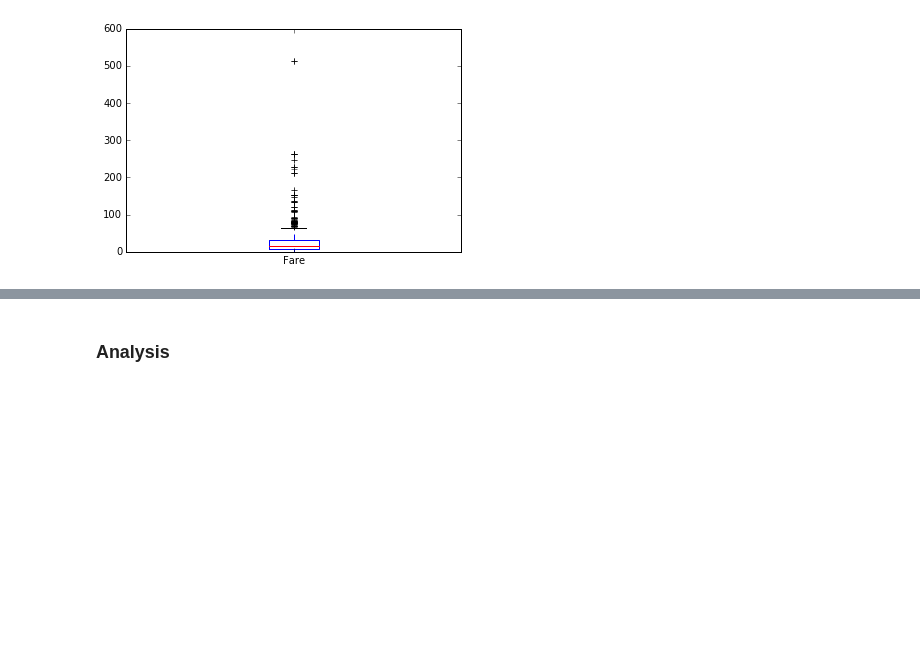
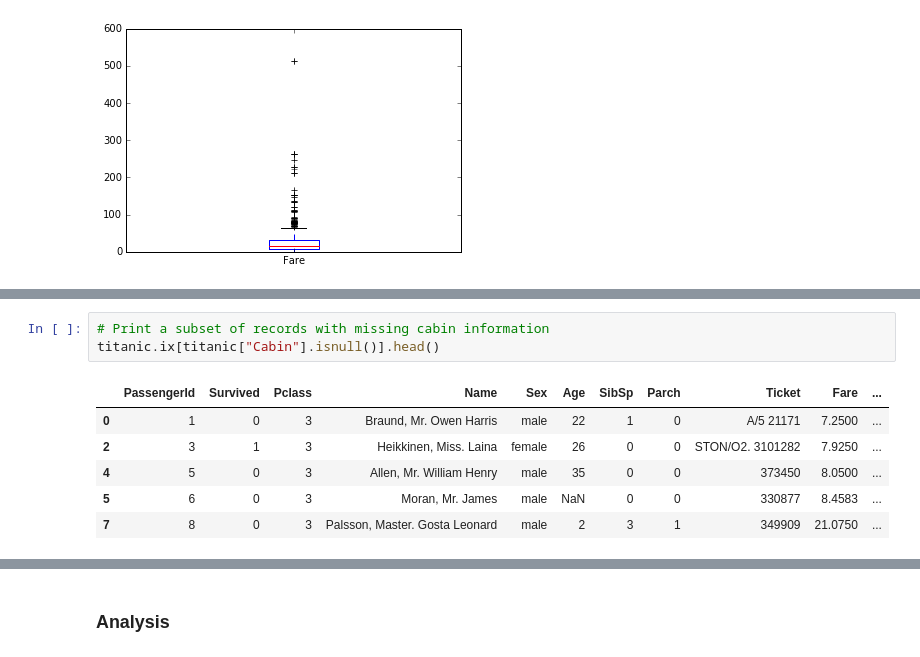
Before and after one commit to slangenbach/udacity-da-nanodegree, a Jupyter notebook: p2/P2_Analysis_and_Report.ipynb, the cells around one changed output, grey strips where cells are left out. Drawn from its saved outputs; the diff is of its cells as text; blank space fills up the shorter version.

```diff
--- a/p2/P2_Analysis_and_Report.ipynb
+++ b/p2/P2_Analysis_and_Report.ipynb
@@ -269,0 +285,10 @@ titanic["Parch"].hist()
+# %%
+# Print a subset of records with missing cabin information
+titanic.ix[titanic["Cabin"].isnull()].head()
+# %% [output]
+|  | PassengerId | Survived | Pclass | Name | Sex | Age | SibSp | Parch | Ticket | Fare | ... |
+| 0 | 1 | 0 | 3 | Braund, Mr. Owen Harris | male | 22 | 1 | 0 | A/5 21171 | 7.2500 | ... |
+| 2 | 3 | 1 | 3 | Heikkinen, Miss. Laina | female | 26 | 0 | 0 | STON/O2. 3101282 | 7.9250 | ... |
+| 4 | 5 | 0 | 3 | Allen, Mr. William Henry | male | 35 | 0 | 0 | 373450 | 8.0500 | ... |
+| 5 | 6 | 0 | 3 | Moran, Mr. James | male | NaN | 0 | 0 | 330877 | 8.4583 | ... |
+| 7 | 8 | 0 | 3 | Palsson, Master. Gosta Leonard | male | 2 | 3 | 1 | 349909 | 21.0750 | ... |
```
Also changed, not shown: parts of 24 cells of this notebook.
